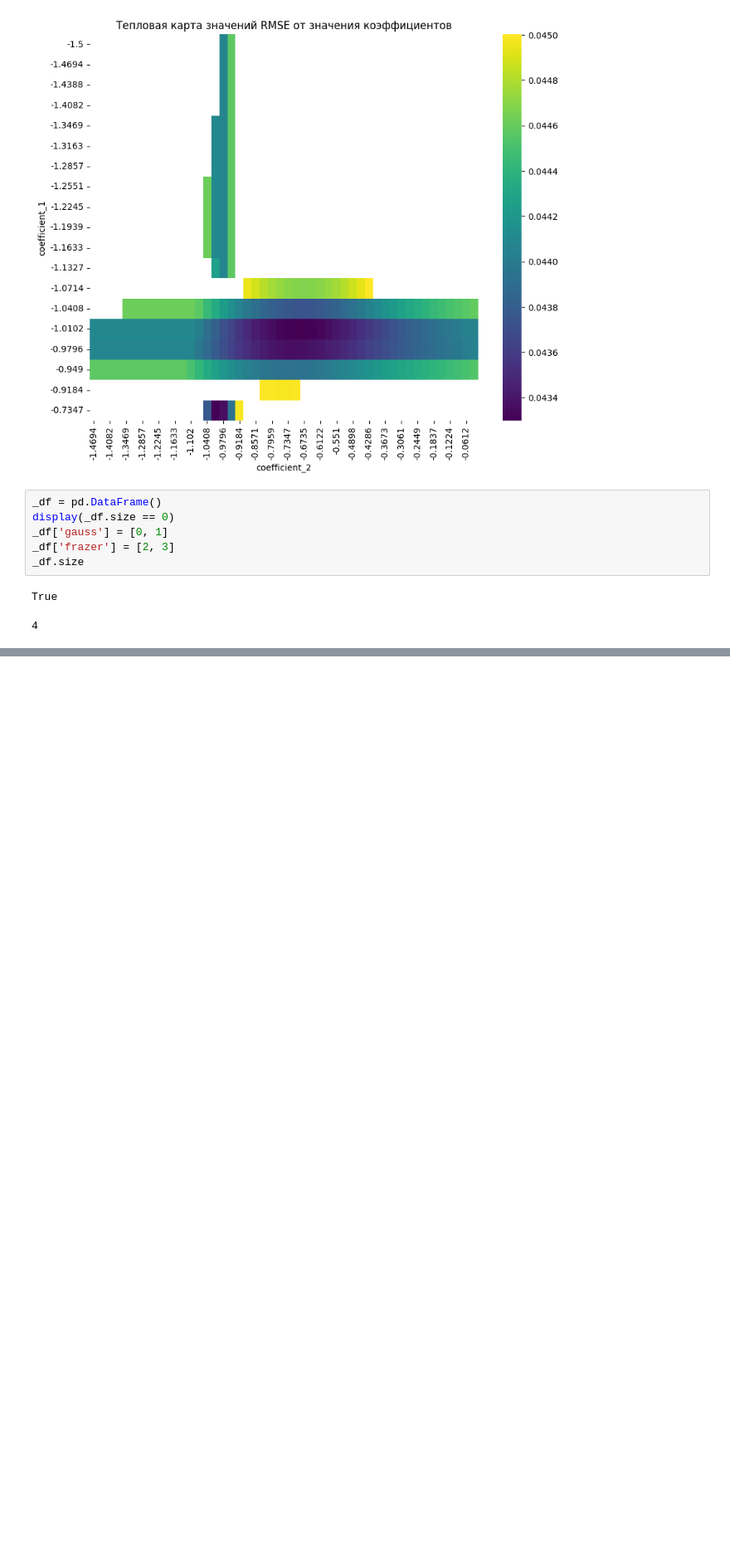
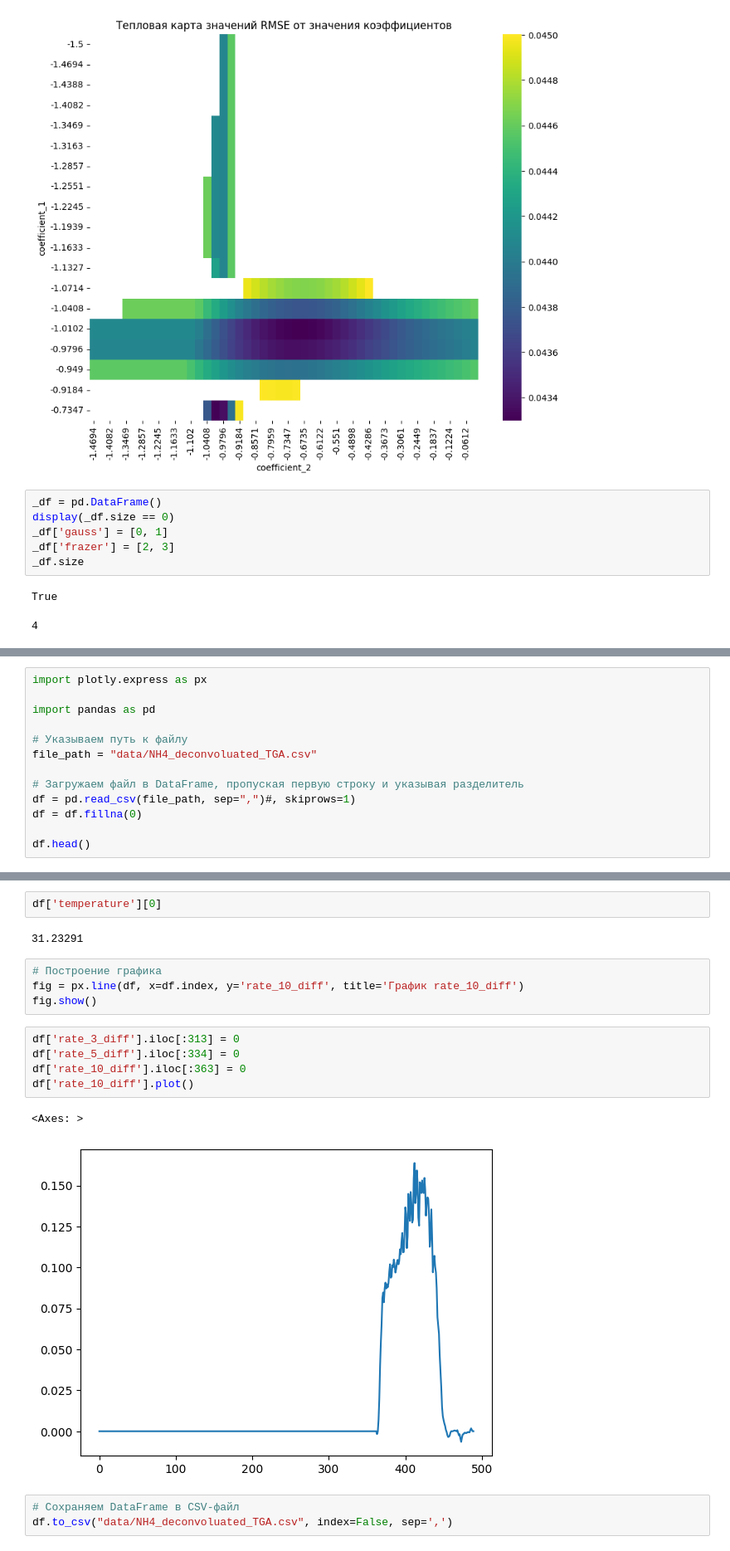
Before and after one commit to kdavjd/deconvolution_app, a Jupyter notebook: tests.ipynb, the cells around one changed output, grey strips where cells are left out. Shown: that part at 83% size. Cells and saved outputs as stored; diff of their text form; blank space fills up the shorter version.

```diff
--- a/tests.ipynb
+++ b/tests.ipynb
@@ -60,0 +65,13 @@ None
+# %%
+import plotly.express as px
+
+import pandas as pd
+
+# Указываем путь к файлу
+file_path = "data/NH4_deconvoluated_TGA.csv"
+
+# Загружаем файл в DataFrame, пропуская первую строку и указывая разделитель
+df = pd.read_csv(file_path, sep=",")#, skiprows=1)
+df = df.fillna(0)
+
+df.head()
@@ -60,0 +85,19 @@ None
+# %%
+df['temperature'][0]
+# %% [output]
+31.23291
+# %%
+# Построение графика
+fig = px.line(df, x=df.index, y='rate_10_diff', title='График rate_10_diff')
+fig.show()
+# %%
+df['rate_3_diff'].iloc[:313] = 0
+df['rate_5_diff'].iloc[:334] = 0
+df['rate_10_diff'].iloc[:363] = 0
+df['rate_10_diff'].plot()
+# %% [output]
+<Axes: >
+[figure, added]
+# %%
+# Сохраняем DataFrame в CSV-файл
+df.to_csv("data/NH4_deconvoluated_TGA.csv", index=False, sep=',')
```
Also changed, not shown: parts of 4 cells of this notebook, 11 other files.
